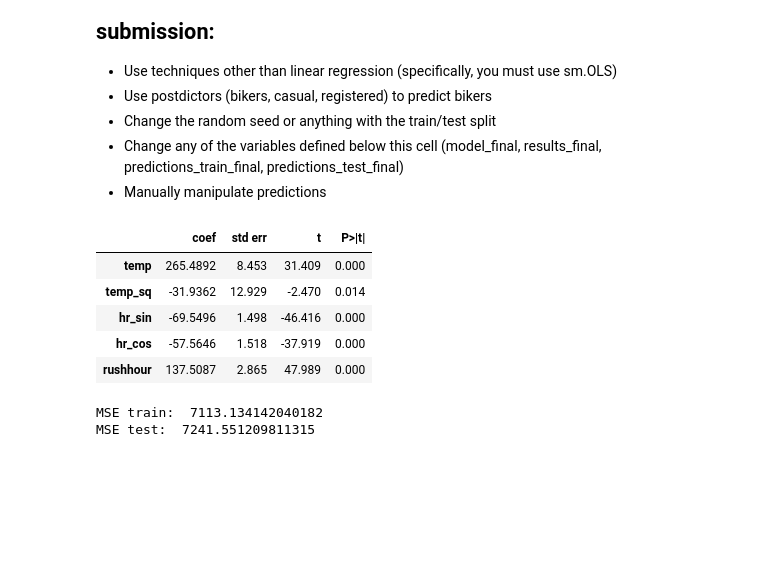
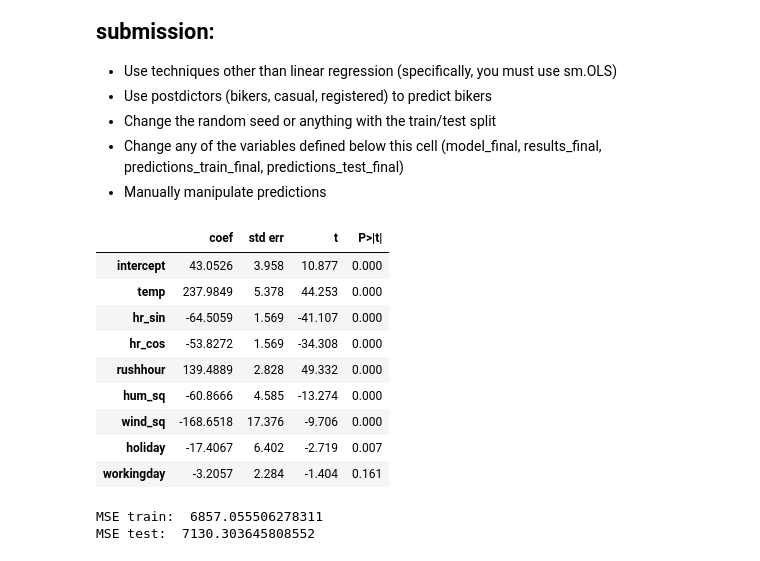
Before and after one commit to mellenpan/code_2600, a Jupyter notebook: mod05_nonlinear.ipynb, the cells around one changed output. Drawn from its saved outputs; the diff is of its cells as text; code cells hidden in the pictures; blank space fills up the shorter version.

```diff
--- a/mod05_nonlinear.ipynb
+++ b/mod05_nonlinear.ipynb
@@ -304,42 +304,44 @@ plot_avg_actual_vs_predicted_by_feature(X=X_train,
 - Change any of the variables defined below this cell (model_final, results_final, predictions_train_final, predictions_test_final)
 - Manually manipulate predictions
 # %%
-# Data pre-processing (on Train, Test, X_train, and X_test)
-# 1️⃣ Feature Engineering FIRST
-Train["temp_sq"] = Train["temp"]**2
-Test["temp_sq"]  = Test["temp"]**2
-
-Train["rushhour"] = np.where(Train["hr"].astype(int).isin([7,8,17,18]),1,0)
-Test["rushhour"]  = np.where(Test["hr"].astype(int).isin([7,8,17,18]),1,0)
+Train["hum_sq"] = Train["hum"]**2
+Test["hum_sq"] = Test["hum"]**2
+X_train["hum_sq"] = X_train["hum"]**2
+X_test["hum_sq"] = X_test["hum"]**2
 
 
-
-
-y_train = Train["bikers"]
-y_test  = Test["bikers"]
-
-X_train = Train.drop(columns=["bikers"])
-X_test  = Test.drop(columns=["bikers"])
+Train["wind_sq"] = Train["windspeed"]**2
+Test["wind_sq"] = Test["windspeed"]**2
+X_train["wind_sq"] = X_train["windspeed"]**2
+X_test["wind_sq"] = X_test["windspeed"]**2
 # %%
 # Build your linear regression model here.
 vars_to_include = [
+    "intercept",
     "temp",
-    "temp_sq",
     "hr_sin",
     "hr_cos",
-    "rushhour"
+    "rushhour",
+    "hum_sq",
+    "wind_sq",
+    "holiday",
+    "workingday"
 ]
 
 model_final = sm.OLS(y_train, X_train[vars_to_include])
 results_final = model_final.fit()
 summarize(results_final)
 # %% [output]
 |  | coef | std err | t | P>|t| |
-| temp | 265.4892 | 8.453 | 31.409 | 0.000 |
-| temp_sq | -31.9362 | 12.929 | -2.470 | 0.014 |
-| hr_sin | -69.5496 | 1.498 | -46.416 | 0.000 |
-| hr_cos | -57.5646 | 1.518 | -37.919 | 0.000 |
-| rushhour | 137.5087 | 2.865 | 47.989 | 0.000 |
+| intercept | 43.0526 | 3.958 | 10.877 | 0.000 |
+| temp | 237.9849 | 5.378 | 44.253 | 0.000 |
+| hr_sin | -64.5059 | 1.569 | -41.107 | 0.000 |
+| hr_cos | -53.8272 | 1.569 | -34.308 | 0.000 |
+| rushhour | 139.4889 | 2.828 | 49.332 | 0.000 |
+| hum_sq | -60.8666 | 4.585 | -13.274 | 0.000 |
+| wind_sq | -168.6518 | 17.376 | -9.706 | 0.000 |
+| holiday | -17.4067 | 6.402 | -2.719 | 0.007 |
+| workingday | -3.2057 | 2.284 | -1.404 | 0.161 |
 # %%
 predictions_train_final = predict(X_train[vars_to_include], results_final)
 print('MSE train: ', mse(y_train, predictions_train_final))
@@ -347,8 +349,8 @@ print('MSE train: ', mse(y_train, predictions_train_final))
 predictions_test_final = predict(X_test[vars_to_include], results_final)
 print('MSE test: ', mse(y_test, predictions_test_final))
 # %% [output]
-MSE train:  7113.134142040182
-MSE test:  7241.551209811315
+MSE train:  6857.055506278311
+MSE test:  7130.303645808552
 # %%
 plot_avg_actual_vs_predicted_by_feature(X=X_train,
                                         y=y_train,
```
Also changed, not shown: parts of 1 cell of this notebook.
